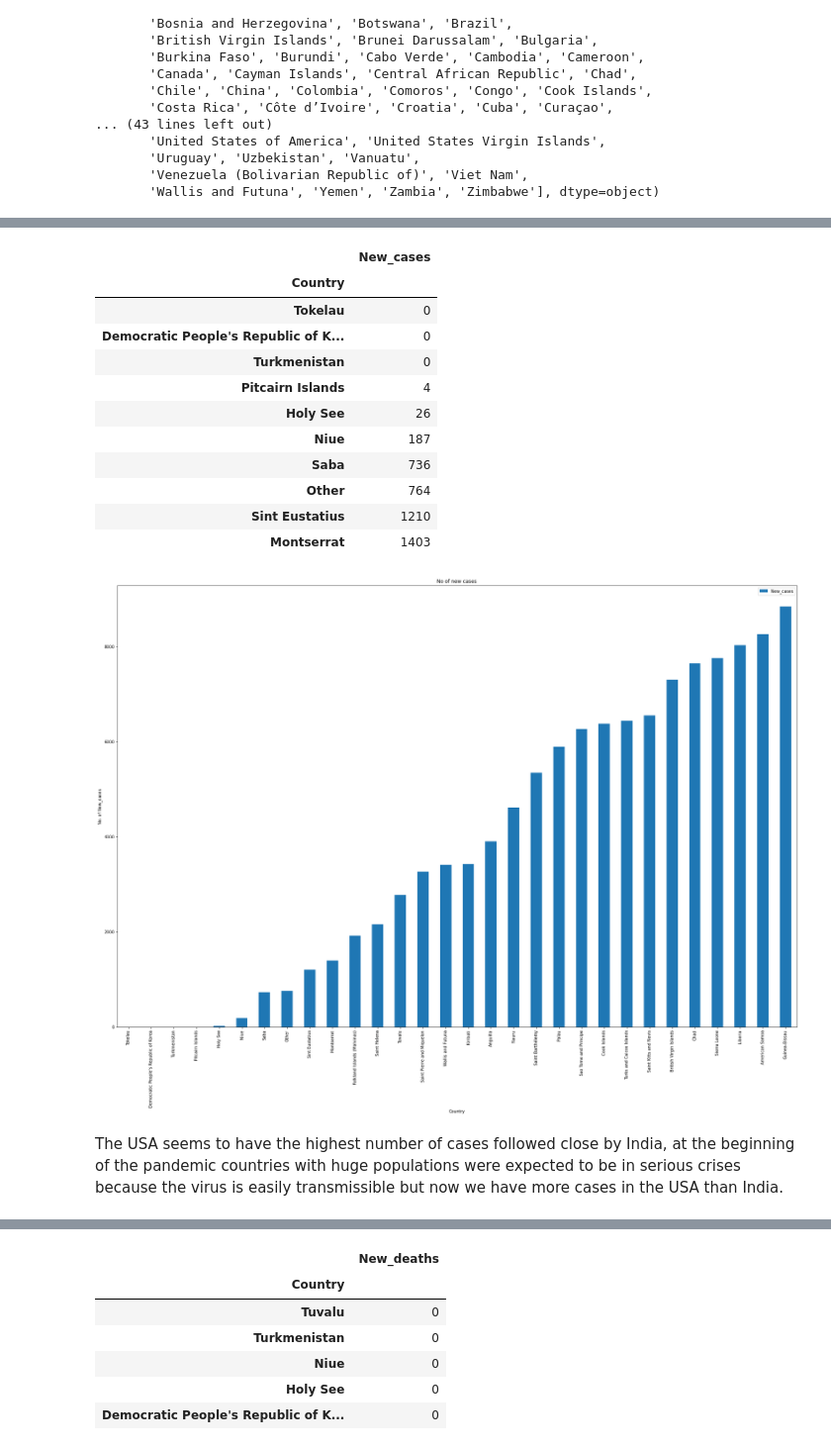
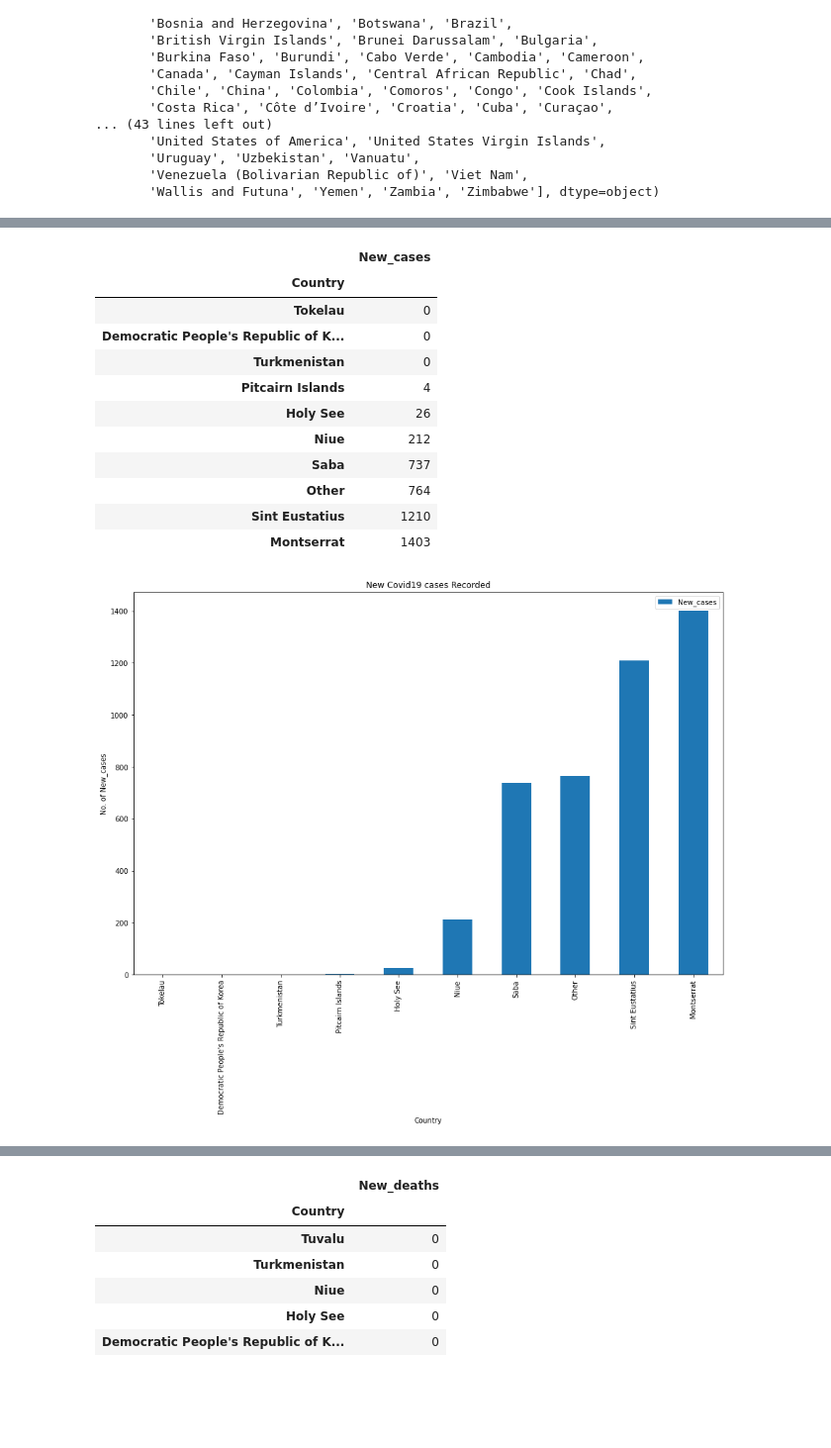
Before and after one commit to OlutokiJohn/Exploratory-data-analysis-with-python-and-SQL, a Jupyter notebook: covid19-data-analysis-using-python.ipynb, the cells around one changed output, grey strips where cells are left out. Shown at 99% size. Drawn from its saved outputs; the diff is of its cells as text; code cells hidden in the pictures; blank space fills up the shorter version.

```diff
--- a/covid19-data-analysis-using-python.ipynb
+++ b/covid19-data-analysis-using-python.ipynb
@@ -223,8 +235,8 @@ covid_new_cases.head()
 # %%
-covid_new_cases = pd.DataFrame(df.groupby("Country")['New_cases']
+covid_least_new_cases = pd.DataFrame(df.groupby("Country")['New_cases']
                                .agg('sum')).sort_values(by='New_cases',ascending=True,axis=0)
 
-covid_new_cases.head(10)
+covid_least_new_cases.head(10)
 # %% [output]
 |  | New_cases |
 | Country |  |
@@ -233,18 +245,16 @@ covid_new_cases.head(10)
 | Turkmenistan | 0 |
 | Pitcairn Islands | 4 |
 | Holy See | 26 |
-| Niue | 187 |
-| Saba | 736 |
+| Niue | 212 |
+| Saba | 737 |
 | Other | 764 |
 | Sint Eustatius | 1210 |
 | Montserrat | 1403 |
 # %%
-covid_new_cases.head(30).plot(kind='bar',  xlabel = 'Country', ylabel = 'No. of New_cases',title = 'No of new cases', figsize=(30,20))
+covid_least_new_cases.head(10).plot(kind='bar',  xlabel = 'Country', ylabel = 'No. of New_cases',title = 'New Covid19 cases Recorded', figsize=(15,10))
 plt.show()
 # %% [output]
-[figure, old version]
+[figure, new version]
-# %% [markdown]
-The USA seems to have the highest number of cases followed close by India, at the beginning of the pandemic countries with huge populations were expected to be in serious crises because the virus is easily transmissible but now we have more cases in the USA than India.
 # %%
 covid_new_death = pd.DataFrame(df.groupby("Country")['New_deaths']
                                .agg('sum')).sort_values(by='New_deaths',ascending=False,axis=0)
```
Also changed, not shown: parts of 142 cells of this notebook.
